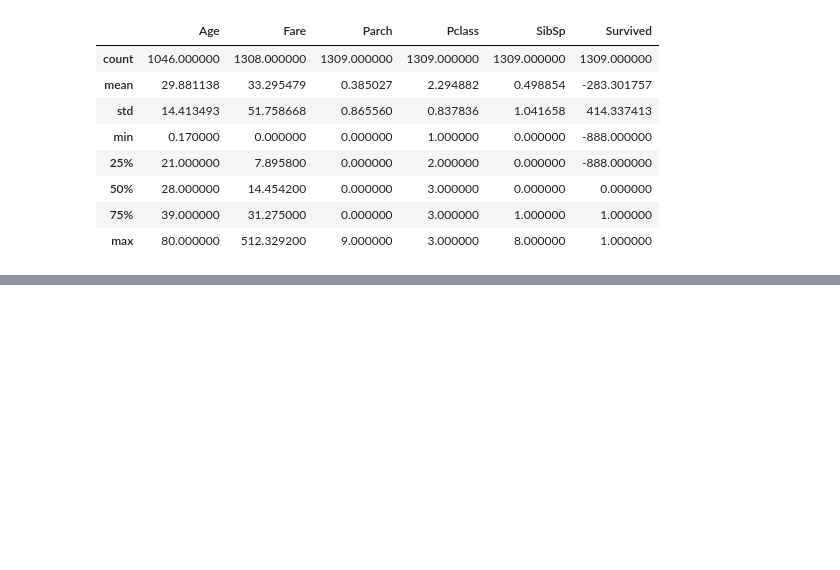
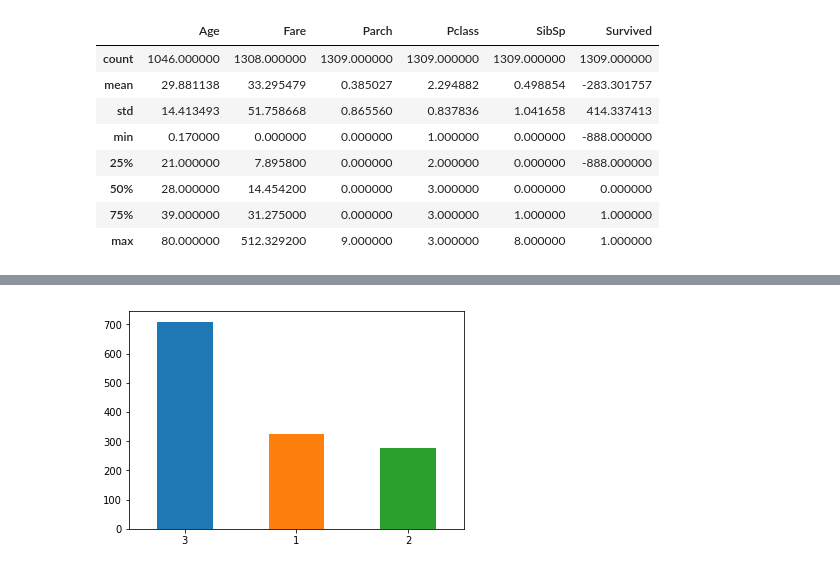
Before and after one commit to rahulkhanna2/titanic, a Jupyter notebook: notebooks/Exploring Processing Data.ipynb, the cells around one changed output, grey strips where cells are left out. Saved outputs shown, nothing was run; the diff lists cells and outputs as text; code cells hidden in the pictures; blank space fills up the shorter version.

```diff
--- a/notebooks/Exploring Processing Data.ipynb
+++ b/notebooks/Exploring Processing Data.ipynb
@@ -173,0 +212,4 @@ df.describe()
+# %%
+df.Pclass.value_counts().plot(kind="bar", rot=0);
+# %% [output]
+[figure, added]
```
Also changed, not shown: parts of 42 cells of this notebook.
